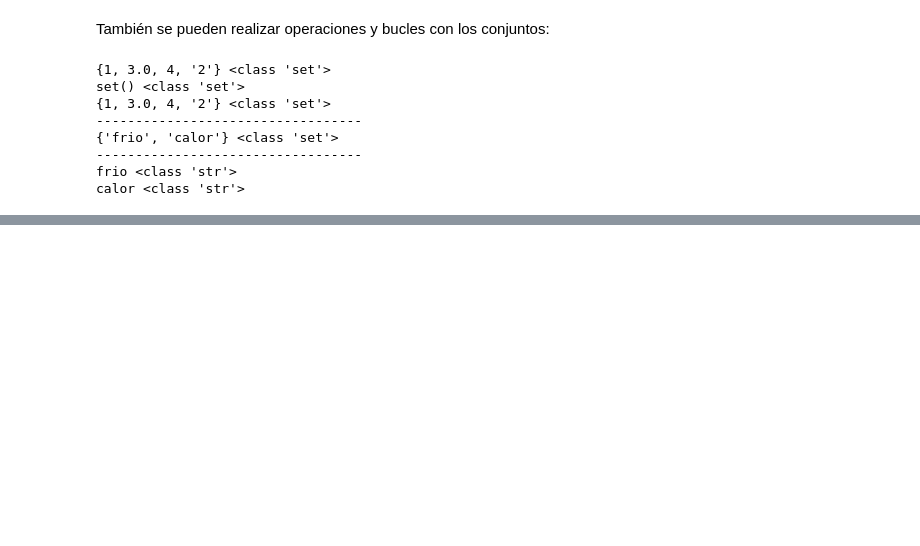
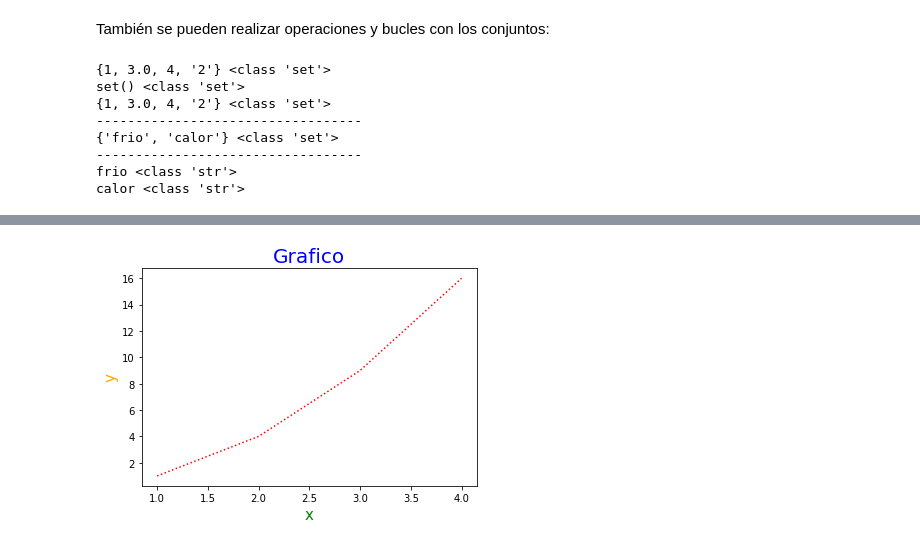
Before and after one commit to smoralesc91/MFTMP_2023, a Jupyter notebook: Introduccion_Jupyter_Python.ipynb, the cells around one changed output, grey strips where cells are left out. Cells and saved outputs as stored; diff of their text form; code cells hidden in the pictures; blank space fills up the shorter version.

```diff
--- a/Introduccion_Jupyter_Python.ipynb
+++ b/Introduccion_Jupyter_Python.ipynb
@@ -825,0 +1587,10 @@ clave: d, valor: 4
+# %%
+plt.plot(x, y, color='red', linestyle='dotted')
+
+plt.title('Grafico', fontsize=20, color='blue')
+plt.xlabel('x', fontsize=15, color='green')
+plt.ylabel('y', fontsize=15, color = 'orange')
+
+plt.show()
+# %% [output]
+[figure, added]
```
Also changed, not shown: parts of 139 cells of this notebook.
